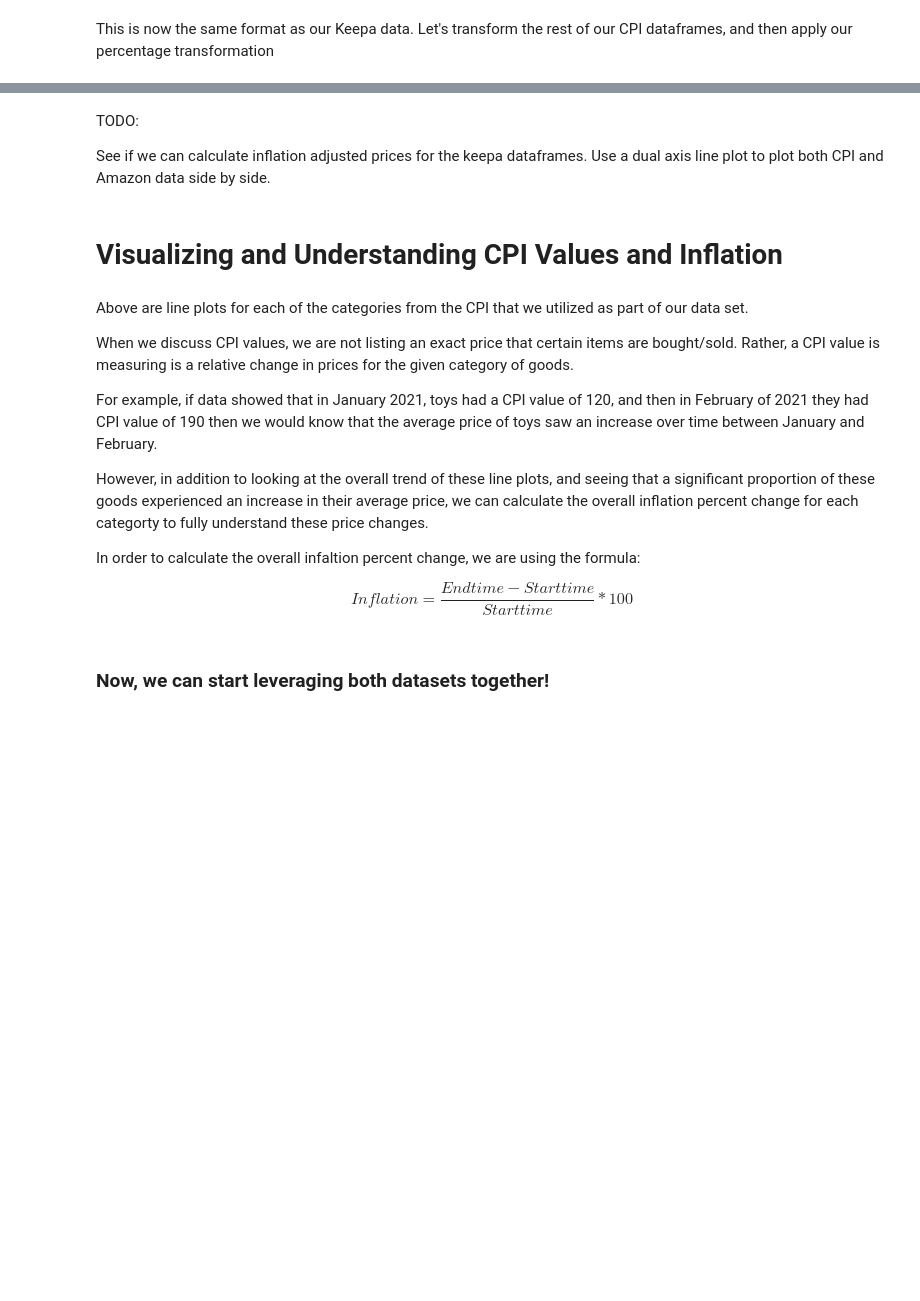
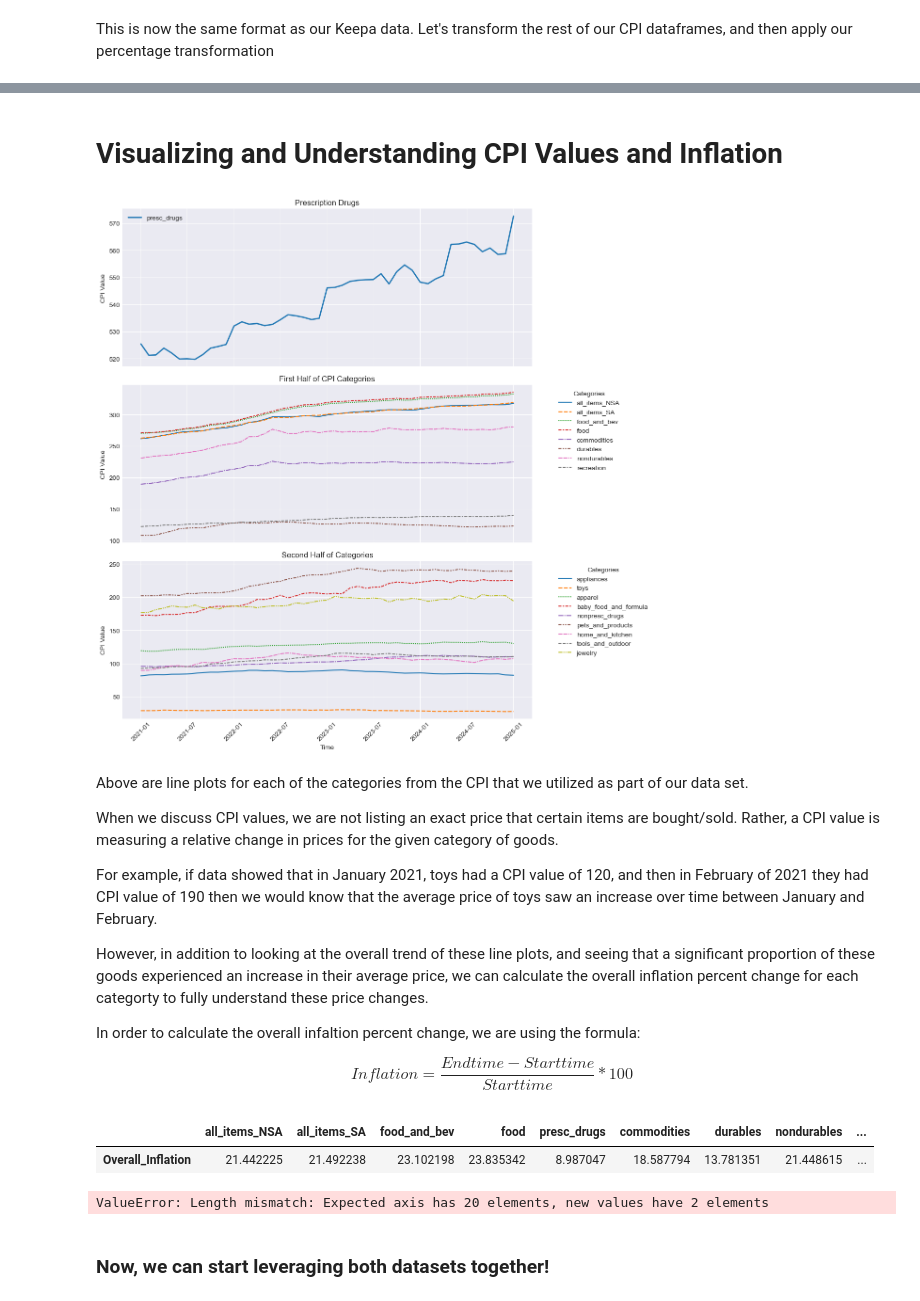
Before and after one commit to domwrm/Amazon-Pricing-Anlysis, a Jupyter notebook: EDACheckpoint_Group031_WI25.ipynb, the cells around one changed output, grey strips where cells are left out. Saved outputs shown, nothing was run; the diff lists cells and outputs as text; code cells hidden in the pictures; blank space fills up the shorter version.

```diff
--- a/EDACheckpoint_Group031_WI25.ipynb
+++ b/EDACheckpoint_Group031_WI25.ipynb
@@ -818,32 +768,6 @@ pets
-# %% [markdown]
-TODO:
-
-See if we can calculate inflation adjusted prices for the keepa dataframes.
-Use a dual axis line plot to plot both CPI and Amazon data side by side.
 # %% [markdown]
 # Visualizing and Understanding CPI Values and Inflation
 # %%
-# LINE PLOT FOR ALL CPI DATA CATEGORIES
-all_cpi['Date'] = pd.to_datetime(all_cpi['Year'].astype(str) + all_cpi['Month'], format='%Y%b')
-all_cpi.set_index('Date', inplace=True)
-
-# Drop Year and Month since they're no longer needed
-plot_all_cpi = all_cpi.drop(columns=['Year', 'Month'])
-
-# Plot
-plt.figure(figsize=(12, 6))
-sns.lineplot(data=plot_all_cpi)
-
-plt.title("Trend of CPI Categories Over Time")
-plt.xlabel("Time")
-plt.ylabel("CPI Value")
-plt.xticks(rotation=45)  # Rotate for better readability
-plt.legend(title="Categories", bbox_to_anchor=(1.05, 1), loc='upper left')
-plt.grid(True)
-plt.show()
-
-
-
 # TWO LINE PLOTS, HALF OF THE CATEGORIES IN EACH (FOR READABILITY)
 
 
@@ -856,37 +780,39 @@ cols1 = all_no_prescdrugs.columns[:len(all_no_prescdrugs.columns) // 2]  # First
 cols2 = all_no_prescdrugs.columns[len(all_no_prescdrugs.columns) // 2:]  # Second half
 
 # Create subplots
 fig, axes = plt.subplots(3, 1, figsize=(12, 12), sharex=True)  # Three rows, shared x-axis
 
 # Plot presc_drugs separately
 sns.lineplot(data=presc_drugs_df, ax=axes[0], color='red', linewidth=2)
 axes[0].set_title("Prescription Drugs")
 axes[0].set_ylabel("CPI Value")
 axes[0].grid(True)
 
 # Plot the first half of the remaining columns
 sns.lineplot(data=all_no_prescdrugs[cols1], ax=axes[1])
 axes[1].set_title("First Half of CPI Categories")
 axes[1].set_ylabel("CPI Value")
 axes[1].legend(title="Categories", bbox_to_anchor=(1.05, 1), loc='upper left')
 axes[1].grid(True)
 
 # Plot the second half of the remaining columns
 sns.lineplot(data=all_no_prescdrugs[cols2], ax=axes[2])
 axes[2].set_title("Second Half of Categories")
 axes[2].set_xlabel("Time")
 axes[2].set_ylabel("CPI Value")
 axes[2].legend(title="Categories", bbox_to_anchor=(1.05, 1), loc='upper left')
 axes[2].grid(True)
 
 # Rotate x-ticks for readability
 plt.xticks(rotation=45)
 plt.tight_layout()
 plt.show()
+# %% [output]
+[figure, added]
 # %% [markdown]
 Above are line plots for each of the categories from the CPI that we utilized as part of our data set.
 
-When we discuss CPI values, we are not listing an exact price that certain items are bought/sold. Rather, a CPI value is measuring is a relative change in prices for the given category of goods.
+When we discuss CPI values, we are not listing an exact price that certain items are bought/sold. Rather, a CPI value is measuring a relative change in prices for the given category of goods.
 
 For example, if data showed that in January 2021, toys had a CPI value of 120, and then in February of 2021 they had CPI value of 190 then we would know that the average price of toys saw an increase over time between January and February.
 
@@ -914,6 +840,9 @@ overall_inflation = ((end_values.values - start_values.values) / start_values.va
 overall_inflation_df = pd.DataFrame(overall_inflation, columns=start_values.columns, index=["Overall_Inflation"])
 
 overall_inflation_df
+# %% [output]
+|  | all_items_NSA | all_items_SA | food_and_bev | food | presc_drugs | commodities | durables | nondurables | ... |
+| Overall_Inflation | 21.442225 | 21.492238 | 23.102198 | 23.835342 | 8.987047 | 18.587794 | 13.781351 | 21.448615 | ... |
 # %%
 # Reset index so we can use category names as x-axis labels
 overall_inflation_df = overall_inflation_df.T.reset_index()
@@ -933,6 +862,8 @@ plt.title("Overall Inflation (Jan 2021 - Jan 2025) by Category")
 
 # Show the plot
 plt.show()
+# %% [output]
+ValueError: Length mismatch: Expected axis has 20 elements, new values have 2 elements
 # %% [markdown]
 ### Now, we can start leveraging both datasets together!
 # %% [markdown]
```
Also changed, not shown: parts of 11 cells of this notebook.
